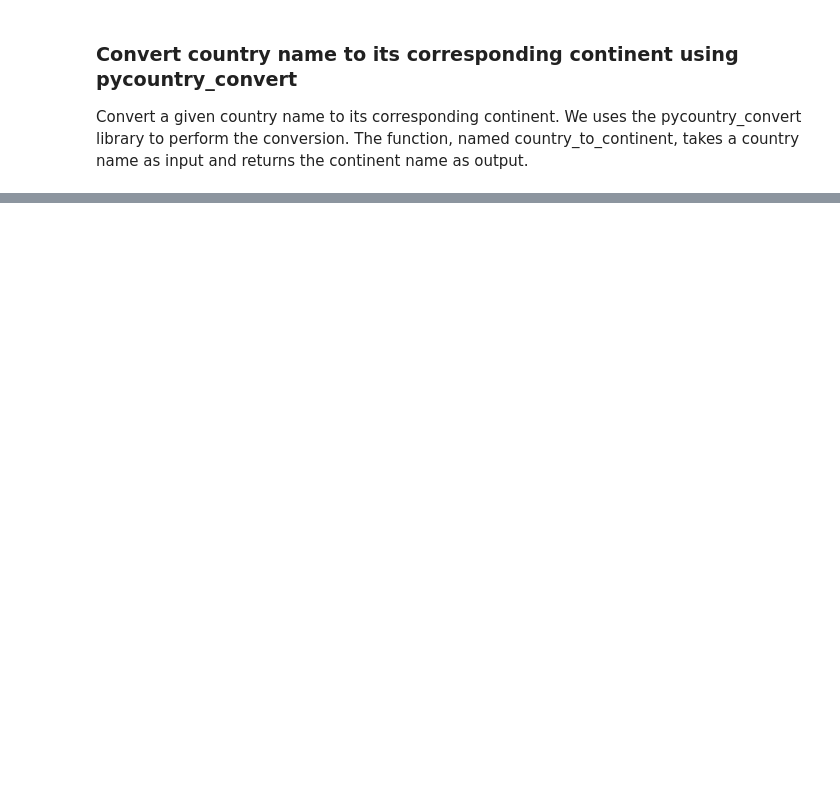
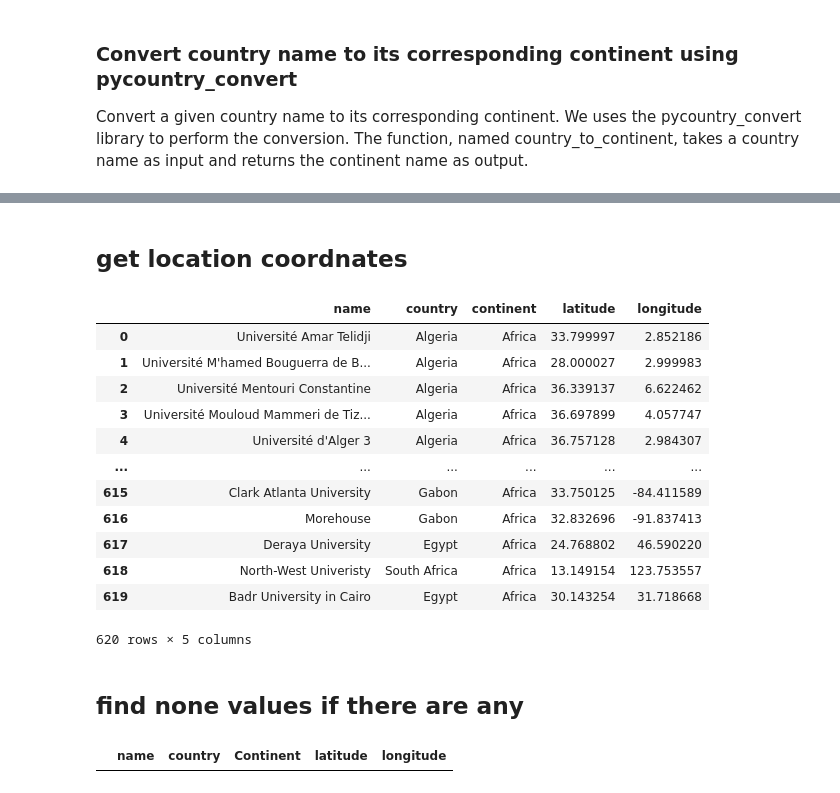
Before and after one commit to asmaatbaeen/African-universities-quantitative-ecology, a Jupyter notebook: unies_all.ipynb, the cells around one changed output, grey strips where cells are left out. Cells and saved outputs as stored; diff of their text form; code cells hidden in the pictures; blank space fills up the shorter version.

```diff
--- a/unies_all.ipynb
+++ b/unies_all.ipynb
@@ -311,3 +182,74 @@ df_africa
 | 618 | North-West Univeristy | South Africa | South Africa | Africa |
 | 619 | Badr University in Cairo | Egypt | Egypt | Africa |
 620 rows × 4 columns
+# %% [markdown]
+## get location coordnates
+# %%
+from geopy.geocoders import Nominatim
+from geopy.exc import GeocoderTimedOut
+
+def add_coordinates(df, uni_address_column, coun_address_column):
+    geolocator = Nominatim(user_agent="university-locator")
+    df['Latitude'] = None
+    df['Longitude'] = None
+
+    def geocode_with_timeout(address):
+        try:
+            location = geolocator.geocode(address)
+            return location
+        except GeocoderTimedOut:
+            return geocode_with_timeout(address)
+        except Exception as e:
+            # print(f"Geocoding error for address '{address}': {str(e)}")
+            return None
+
+    for index, row in df.iterrows():
+        uni_address = row[uni_address_column]
+        coun_address = row[coun_address_column]
+        location = geocode_with_timeout(uni_address)
+
+        if location is None:
+            location = geocode_with_timeout(coun_address)
+
+        if location:
+            df.at[index, 'latitude'] = location.latitude
+            df.at[index, 'longitude'] = location.longitude
+
+    return df
+
+try:
+    df_with_coordinates = pd.read_parquet('df_with_coordinates.parquet')
+except FileNotFoundError:
+    df_with_coordinates = add_coordinates(df_africa, 'Name', 'Country')
+
+    df_with_coordinates.to_parquet('df_with_coordinates.parquet')
+
+
+
+df_with_coordinates = df_with_coordinates.drop("Country", axis=1)
+df_with_coordinates = df_with_coordinates.rename(columns={'Country (English)': 'country','Name': 'name','Latitude': 'latitude','Longitude': 'longitude','Continent': 'continent'})
+df_with_coordinates
+# %% [output]
+|  | name | country | continent | latitude | longitude |
+| 0 | Université Amar Telidji | Algeria | Africa | 33.799997 | 2.852186 |
+| 1 | Université M'hamed Bouguerra de B... | Algeria | Africa | 28.000027 | 2.999983 |
+| 2 | Université Mentouri Constantine | Algeria | Africa | 36.339137 | 6.622462 |
+| 3 | Université Mouloud Mammeri de Tiz... | Algeria | Africa | 36.697899 | 4.057747 |
+| 4 | Université d'Alger 3 | Algeria | Africa | 36.757128 | 2.984307 |
+| ... | ... | ... | ... | ... | ... |
+| 615 | Clark Atlanta University | Gabon | Africa | 33.750125 | -84.411589 |
+| 616 | Morehouse | Gabon | Africa | 32.832696 | -91.837413 |
+| 617 | Deraya University | Egypt | Africa | 24.768802 | 46.590220 |
+| 618 | North-West Univeristy | South Africa | Africa | 13.149154 | 123.753557 |
+| 619 | Badr University in Cairo | Egypt | Africa | 30.143254 | 31.718668 |
+620 rows × 5 columns
+# %% [markdown]
+## find none values if there are any
+# %%
+def find_none_values(df):
+    null_rows = df[df['latitude'].isnull() & df['longitude'].isnull()]
+    return null_rows
+none_values_df = find_none_values(df_with_coordinates)
+none_values_df
+# %% [output]
+|  | name | country | Continent | latitude | longitude |
```
Also changed, not shown: parts of 16 cells of this notebook, 2 other files.
